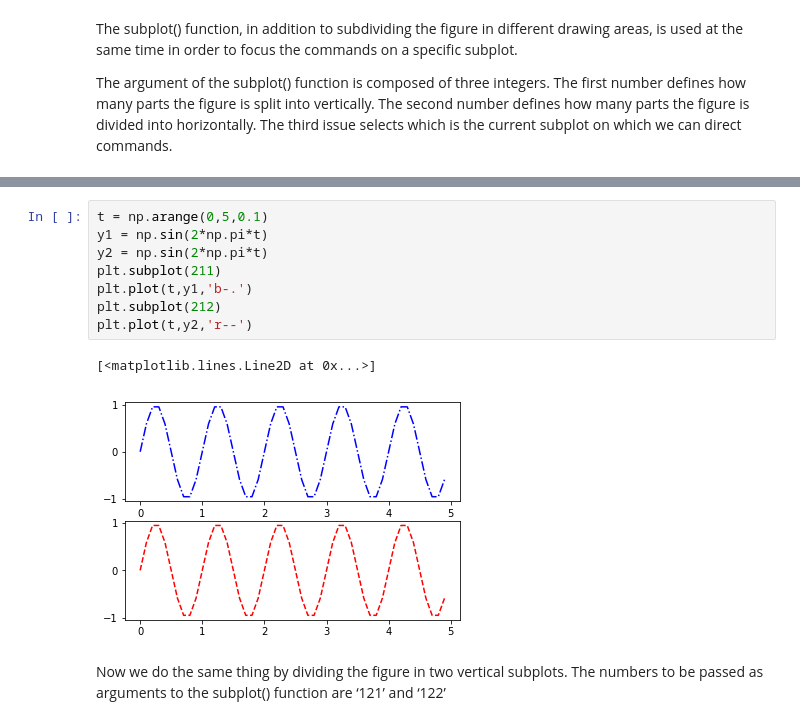
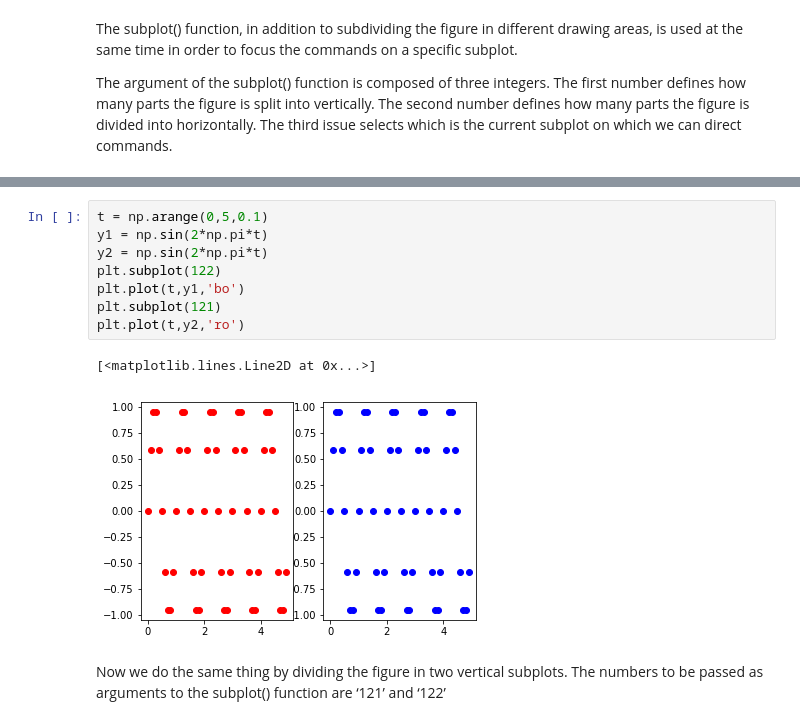
Before and after one commit to dteamai/Ai_workshop, a Jupyter notebook: Data_Visualisation.ipynb, the cells around one changed output, grey strips where cells are left out. Cells and saved outputs as stored; diff of their text form.

```diff
--- a/Data_Visualisation.ipynb
+++ b/Data_Visualisation.ipynb
@@ -84,14 +84,14 @@ The argument of the subplot() function is composed of three integers. The first
 # %%
 t = np.arange(0,5,0.1)
 y1 = np.sin(2*np.pi*t)
 y2 = np.sin(2*np.pi*t)
-plt.subplot(211)
-plt.plot(t,y1,'b-.')
-plt.subplot(212)
-plt.plot(t,y2,'r--')
+plt.subplot(122)
+plt.plot(t,y1,'bo')
+plt.subplot(121)
+plt.plot(t,y2,'ro')
 # %% [output]
 [<matplotlib.lines.Line2D at 0x...>]
-[figure, old version]
+[figure, new version]
 # %% [markdown]
 Now we do the same thing by dividing the figure in two vertical subplots. The numbers to be passed as arguments to the subplot() function are ‘121’ and ‘122’
 # %%
```
Also changed, not shown: 14 other files.
